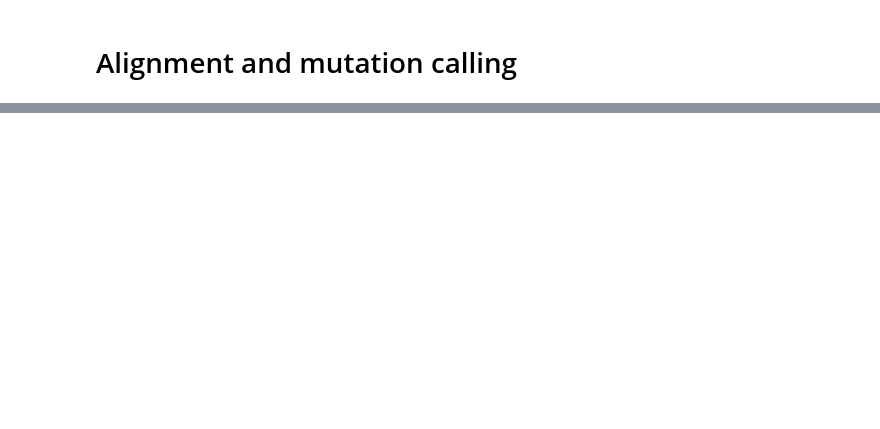
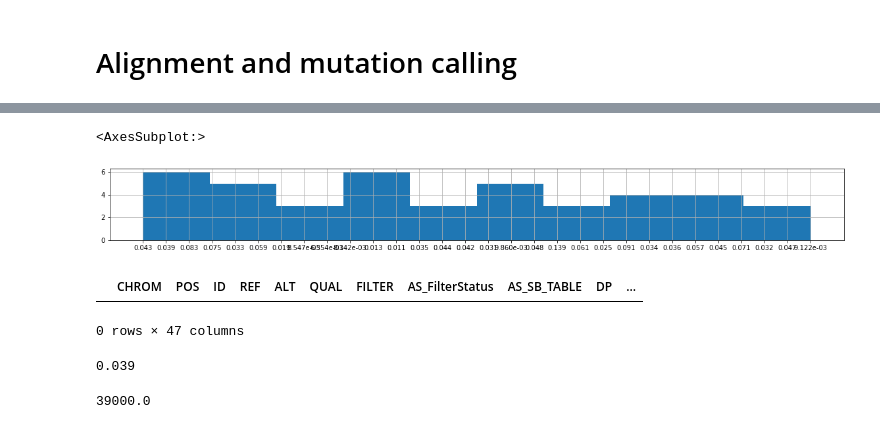
Before and after one commit to drashtishah/test, a Jupyter notebook: ngs.ipynb, the cells around one changed output, grey strips where cells are left out. Saved outputs shown, nothing was run; the diff lists cells and outputs as text; code cells hidden in the pictures; blank space fills up the shorter version.

```diff
--- a/ngs.ipynb
+++ b/ngs.ipynb
@@ -42,5 +113,3 @@ if RUN_GATK:
 # %%
-# Use the normal tissue to calculate the median background mutation level.
-# The background mutation levels accounts for sequencing errors or biases
-# that can mimic true mutations. Determine how many reads per million are
-# required to confidently call a given mutation.
+VCF_FILE = f"{RESULTS_FOLDER}/filtered_variants.vcf"
+df, info = vcf_to_dataframe(VCF_FILE)
@@ -46,0 +148,26 @@ if RUN_GATK:
+# %%
+df["normal_AF"].hist(figsize=(20,2))
+# %% [output]
+<AxesSubplot:>
+[figure, added]
+# %%
+df[df["normal_AF"].isna()]
+# %% [output]
+|  | CHROM | POS | ID | REF | ALT | QUAL | FILTER | AS_FilterStatus | AS_SB_TABLE | DP | ... |
+0 rows × 47 columns
+# %%
+# Use the normal tissue to calculate the median background mutation level.
+# The background mutation levels accounts for sequencing errors or biases
+# that can mimic true mutations.
+df['normal_AF'] = df['normal_AF'].astype(float)
+df['tumor_AF'] = df['tumor_AF'].astype(float)
+normal_af = df["normal_AF"].median()
+normal_af
+# %% [output]
+0.039
+# %%
+# Determine how many reads per million are required to confidently call a given mutation.
+normal_rpm = normal_af * 1_000_000
+normal_rpm
+# %% [output]
+39000.0
```
Also changed, not shown: parts of 9 cells of this notebook, 4 other files.
